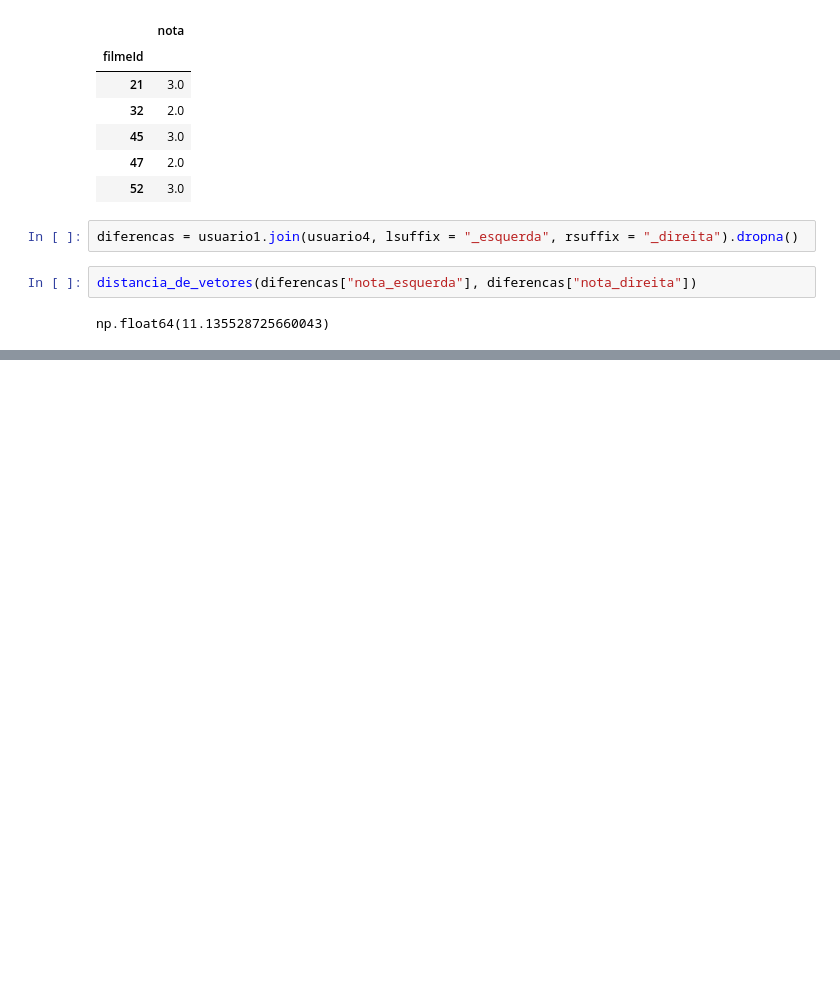
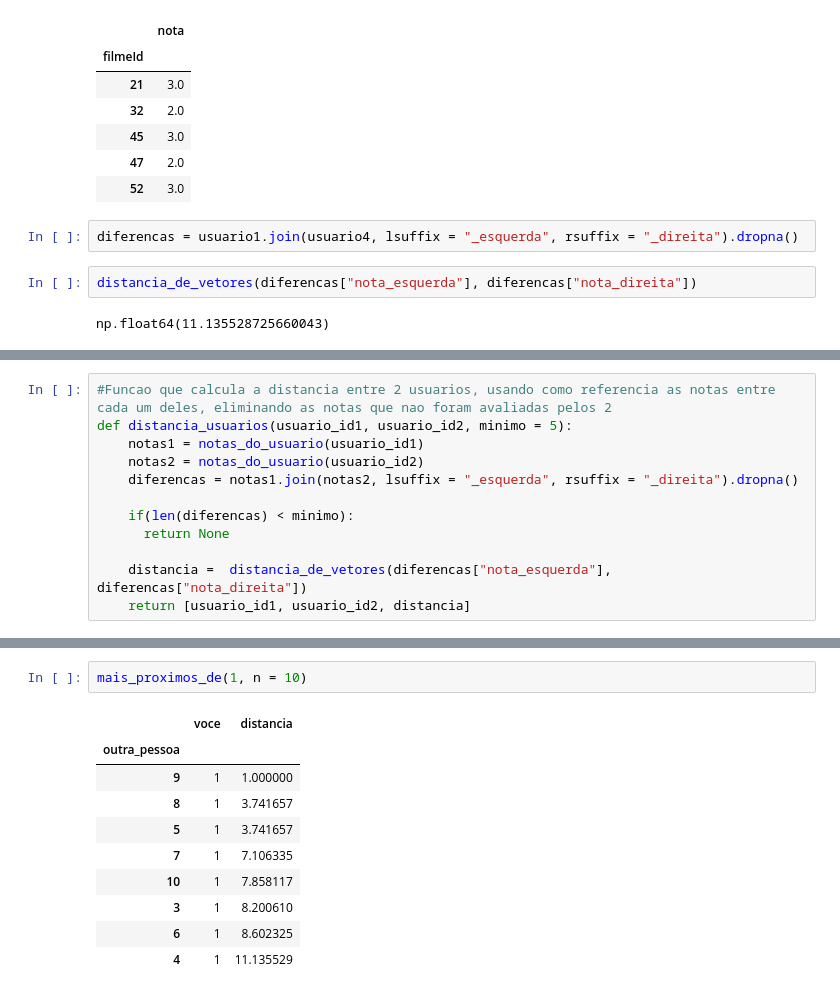
Before and after one commit to Velozo23/Data-Science, a Jupyter notebook: projeto_ml/sistema_recomendacao.ipynb, the cells around one changed output, grey strips where cells are left out. Cells and saved outputs as stored; diff of their text form; blank space fills up the shorter version.

```diff
--- a/projeto_ml/sistema_recomendacao.ipynb
+++ b/projeto_ml/sistema_recomendacao.ipynb
@@ -272,0 +330,12 @@ np.float64(11.135528725660043)
+# %%
+#Funcao que calcula a distancia entre 2 usuarios, usando como referencia as notas entre cada um deles, eliminando as notas que nao foram avaliadas pelos 2
+def distancia_usuarios(usuario_id1, usuario_id2, minimo = 5):
+    notas1 = notas_do_usuario(usuario_id1)
+    notas2 = notas_do_usuario(usuario_id2)
+    diferencas = notas1.join(notas2, lsuffix = "_esquerda", rsuffix = "_direita").dropna()
+
+    if(len(diferencas) < minimo):
+      return None
+
+    distancia =  distancia_de_vetores(diferencas["nota_esquerda"], diferencas["nota_direita"])
+    return [usuario_id1, usuario_id2, distancia]
@@ -272,0 +371,13 @@ np.float64(11.135528725660043)
+# %%
+mais_proximos_de(1, n = 10)
+# %% [output]
+|  | voce | distancia |
+| outra_pessoa |  |  |
+| 9 | 1 | 1.000000 |
+| 8 | 1 | 3.741657 |
+| 5 | 1 | 3.741657 |
+| 7 | 1 | 7.106335 |
+| 10 | 1 | 7.858117 |
+| 3 | 1 | 8.200610 |
+| 6 | 1 | 8.602325 |
+| 4 | 1 | 11.135529 |
```
Also changed, not shown: parts of 15 cells of this notebook.
